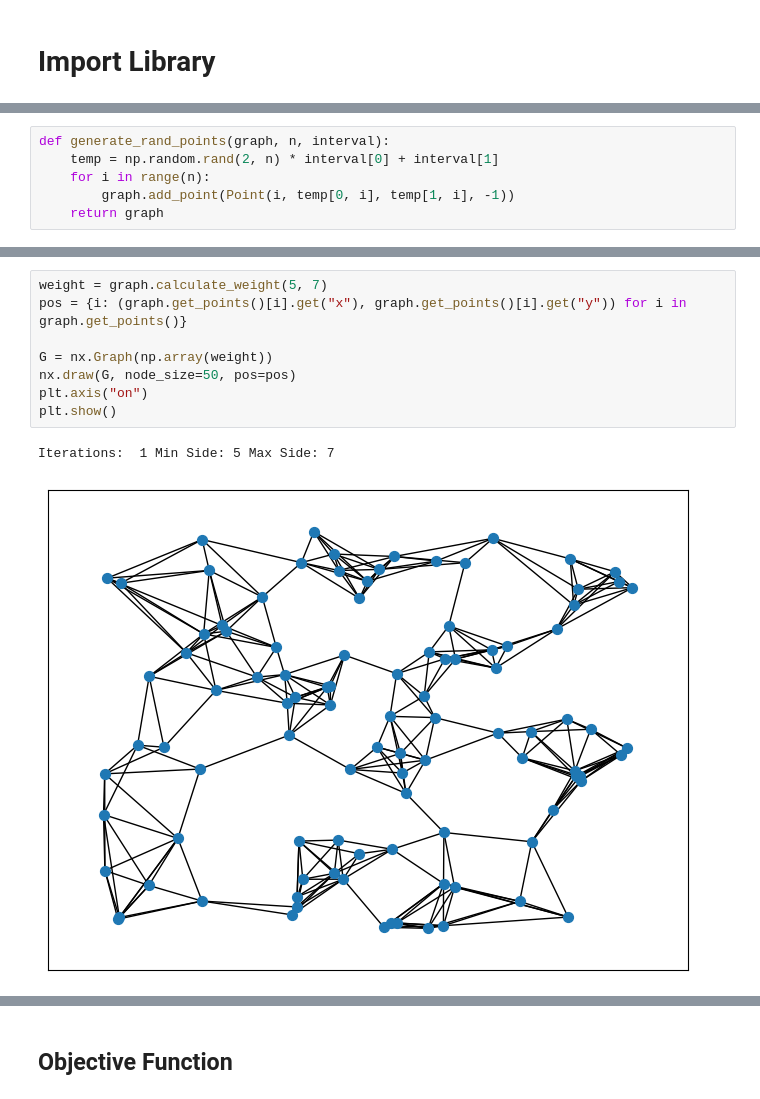
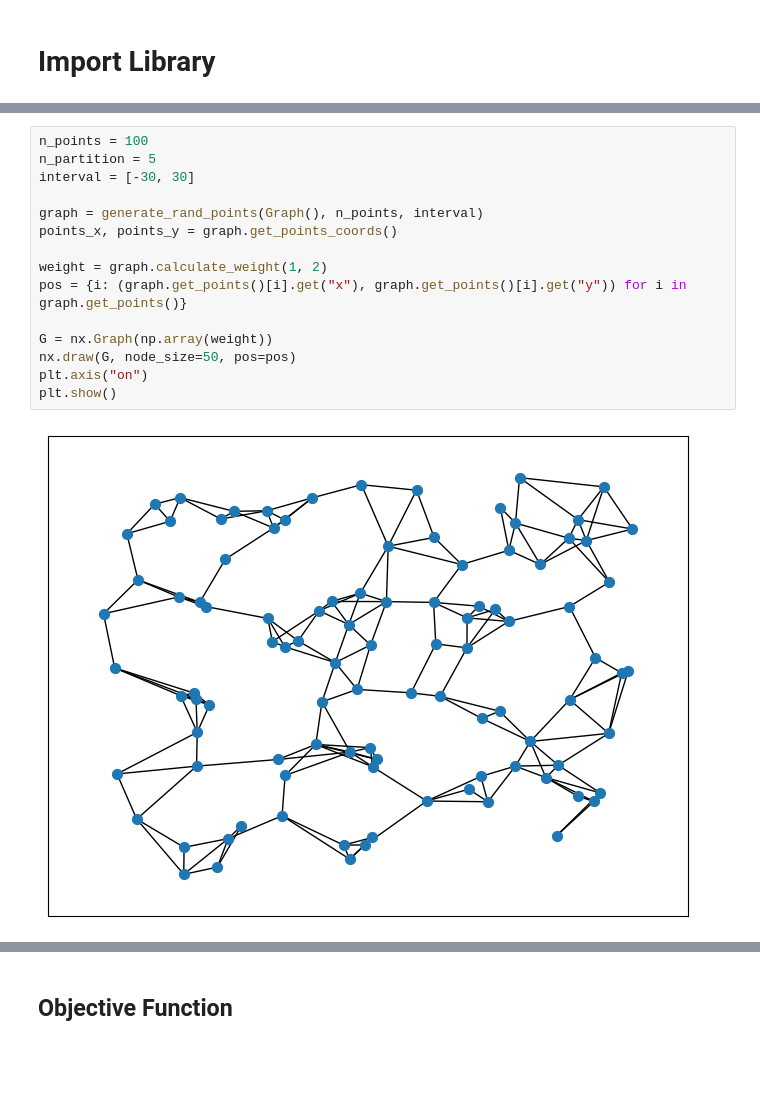
Before and after one commit to FelixFern/Graph-Partitioning-Optimization, a Jupyter notebook: Graph Partitioning.ipynb, the cells around one changed output, grey strips where cells are left out. Cells and saved outputs as stored; diff of their text form; blank space fills up the shorter version.

```diff
--- a/Graph Partitioning.ipynb
+++ b/Graph Partitioning.ipynb
@@ -199,6 +9,0 @@ class Graph:
-# %%
-def generate_rand_points(graph, n, interval):
-    temp = np.random.rand(2, n) * interval[0] + interval[1]
-    for i in range(n):
-        graph.add_point(Point(i, temp[0, i], temp[1, i], -1))
-    return graph
@@ -309,11 +15,17 @@ points_x, points_y = graph.get_points_coords()
 # %%
-weight = graph.calculate_weight(5, 7)
+n_points = 100
+n_partition = 5
+interval = [-30, 30]
+
+graph = generate_rand_points(Graph(), n_points, interval)
+points_x, points_y = graph.get_points_coords()
+
+weight = graph.calculate_weight(1, 2)
 pos = {i: (graph.get_points()[i].get("x"), graph.get_points()[i].get("y")) for i in graph.get_points()}
 
 G = nx.Graph(np.array(weight))
 nx.draw(G, node_size=50, pos=pos)
 plt.axis("on")
 plt.show()
 # %% [output]
-Iterations:  1 Min Side: 5 Max Side: 7
-[figure, old version]
+[figure, new version]
```
Also changed, not shown: parts of 27 cells of this notebook, 3 other files.
